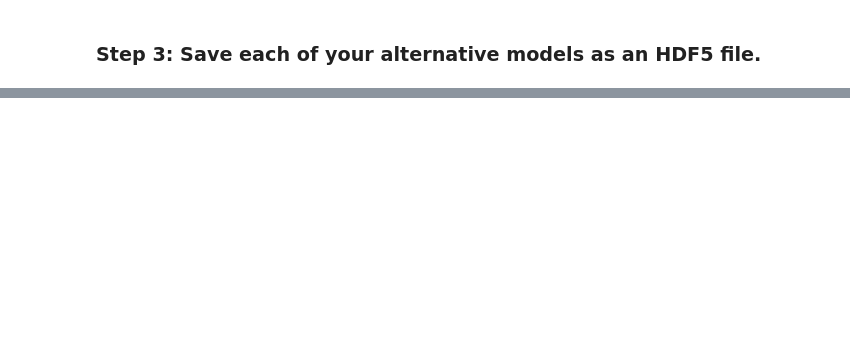
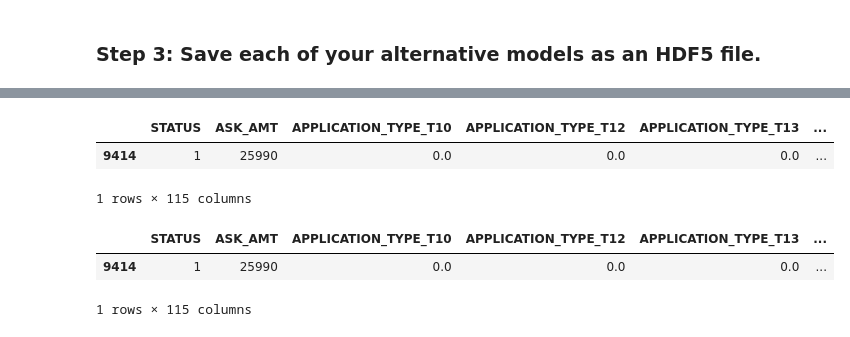
Before and after one commit to rafi-n/module13_venture_funding_deep_learning, a Jupyter notebook: venture_funding_with_deep_learning.ipynb, the cells around one changed output, grey strips where cells are left out. Cells and saved outputs as stored; diff of their text form; code cells hidden in the pictures; blank space fills up the shorter version.

```diff
--- a/venture_funding_with_deep_learning.ipynb
+++ b/venture_funding_with_deep_learning.ipynb
@@ -662,0 +697,13 @@ nn_A2.save(file_path)
+# %%
+# Review one of the categorical data
+X[X['CLASSIFICATION_C8210']==1]
+# %% [output]
+|  | STATUS | ASK_AMT | APPLICATION_TYPE_T10 | APPLICATION_TYPE_T12 | APPLICATION_TYPE_T13 | ... |
+| 9414 | 1 | 25990 | 0.0 | 0.0 | 0.0 | ... |
+1 rows × 115 columns
+# %%
+X[X['ASK_AMT']==25990]
+# %% [output]
+|  | STATUS | ASK_AMT | APPLICATION_TYPE_T10 | APPLICATION_TYPE_T12 | APPLICATION_TYPE_T13 | ... |
+| 9414 | 1 | 25990 | 0.0 | 0.0 | 0.0 | ... |
+1 rows × 115 columns
```
Also changed, not shown: parts of 60 cells of this notebook, 5 other files.
